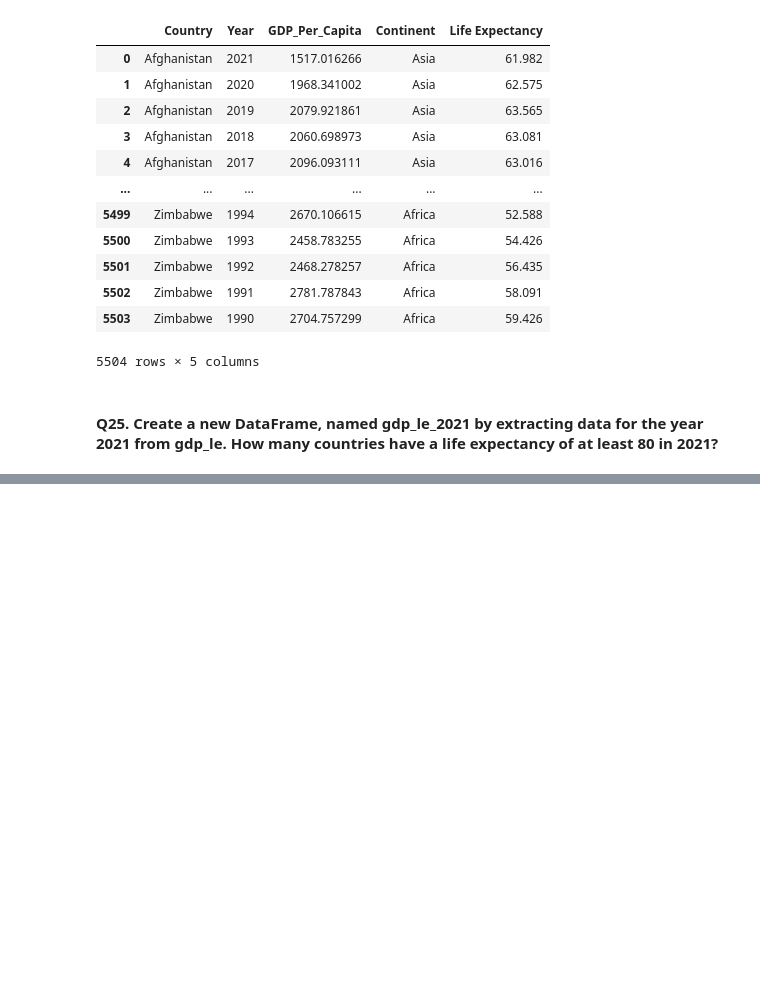
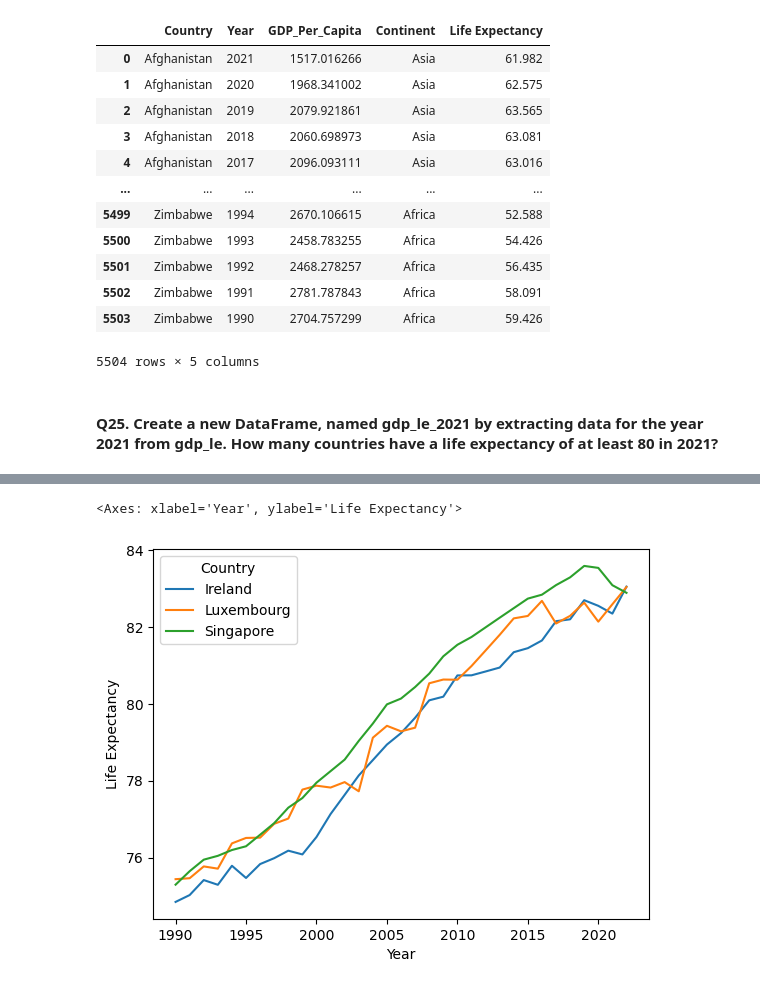
Before and after one commit to nss-data-science-cohort-8/un-exploration-mariacancodenow, a Jupyter notebook: notebooks/UN_Data_Exploration.ipynb, the cells around one changed output, grey strips where cells are left out. Drawn from its saved outputs; the diff is of its cells as text; code cells hidden in the pictures; blank space fills up the shorter version.

```diff
--- a/notebooks/UN_Data_Exploration.ipynb
+++ b/notebooks/UN_Data_Exploration.ipynb
@@ -535,0 +871,6 @@ gdp_le
+# %%
+#needed this step to figure out how to do above :)
+sns.lineplot(data=gdp_le_top3, x="Year", y="Life Expectancy", hue="Country")
+# %% [output]
+<Axes: xlabel='Year', ylabel='Life Expectancy'>
+[figure, added]
```
Also changed, not shown: parts of 45 cells of this notebook.
